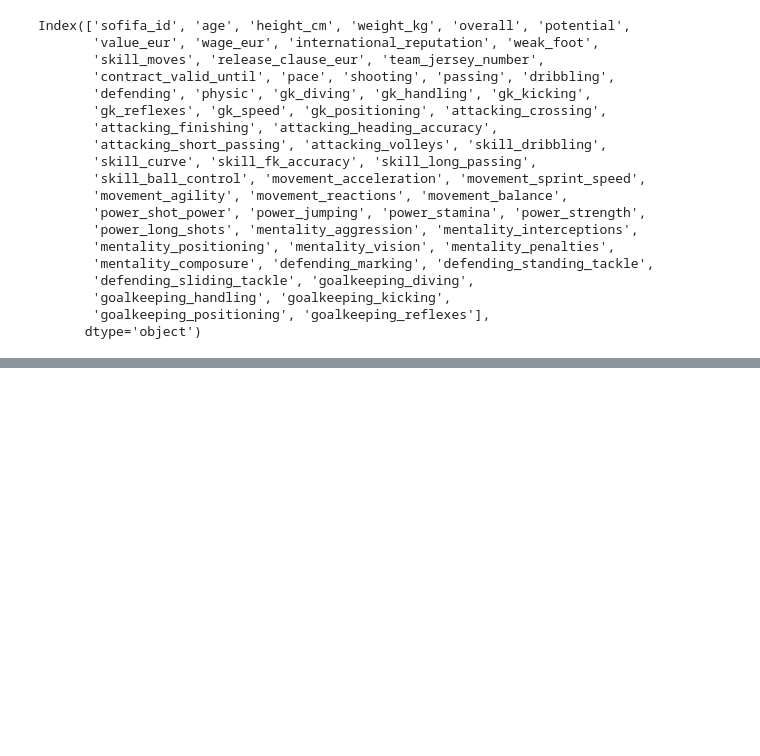
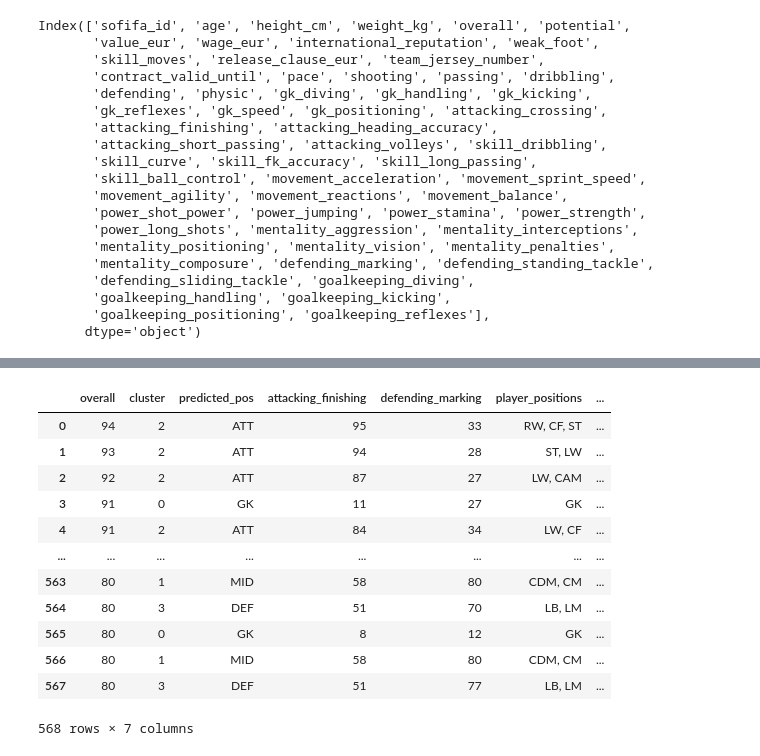
Before and after one commit to Patrik47/oznal, a Jupyter notebook: fifa_20_players.ipynb, the cells around one changed output, grey strips where cells are left out. Cells and saved outputs as stored; diff of their text form; code cells hidden in the pictures; blank space fills up the shorter version.

```diff
--- a/fifa_20_players.ipynb
+++ b/fifa_20_players.ipynb
@@ -396,0 +426,3 @@ plt.show()
+# %%
+new_df.insert(1,"cluster",y_pred)
+new_df
@@ -396,0 +443,74 @@ plt.show()
+# %%
+cluster0 = -1
+cluster1 = -1
+cluster2 = -1
+cluster3 = -1
+for index, row in new_df.iterrows():
+    if row['attacking_finishing'] > 90:
+        cluster3 = row['cluster']
+    elif row['attacking_finishing'] > 30 and row['attacking_finishing'] < 45:
+        cluster1 = row['cluster']
+    elif row['defending_marking'] < 30 and row['attacking_finishing'] < 30:
+        cluster0 = row['cluster']
+    elif row['defending_marking'] >= 63 and row['defending_marking'] <= 66:
+        cluster2 = row['cluster']
+    if cluster0 != -1 and cluster1 != -1 and cluster3 != -1 and cluster2 != -1:
+        break
+# %%
+predicted_pos = []
+
+
+for index, row in new_df.iterrows():
+    if row['cluster'] == 0:
+        if cluster0 == 0:
+            predicted_pos.append('GK')
+        elif cluster1 == 0:
+            predicted_pos.append('DEF')
+        elif cluster2 == 0:
+            predicted_pos.append('MID')
+        elif cluster3 == 0:
+            predicted_pos.append('ATT')
+    elif row['cluster'] == 1:
+        if cluster0 == 1:
+            predicted_pos.append('GK')
+        elif cluster1 == 1:
+            predicted_pos.append('DEF')
+        elif cluster2 == 1:
+            predicted_pos.append('MID')
+        elif cluster3 == 1:
+            predicted_pos.append('ATT')
+    elif row['cluster'] == 2:
+        if cluster0 == 2:
+            predicted_pos.append('GK')
+        elif cluster1 == 2:
+            predicted_pos.append('DEF')
+        elif cluster2 == 2:
+            predicted_pos.append('MID')
+        elif cluster3 == 2:
+            predicted_pos.append('ATT')
+    else:
+        if cluster0 == 3:
+            predicted_pos.append('GK')
+        elif cluster1 == 3:
+            predicted_pos.append('DEF')
+        elif cluster2 == 3:
+            predicted_pos.append('MID')
+        elif cluster3 == 3:
+            predicted_pos.append('ATT')
+
+new_df.insert(2,'predicted_pos',predicted_pos)
+new_df
+# %% [output]
+|  | overall | cluster | predicted_pos | attacking_finishing | defending_marking | player_positions | ... |
+| 0 | 94 | 2 | ATT | 95 | 33 | RW, CF, ST | ... |
+| 1 | 93 | 2 | ATT | 94 | 28 | ST, LW | ... |
+| 2 | 92 | 2 | ATT | 87 | 27 | LW, CAM | ... |
+| 3 | 91 | 0 | GK | 11 | 27 | GK | ... |
+| 4 | 91 | 2 | ATT | 84 | 34 | LW, CF | ... |
+| ... | ... | ... | ... | ... | ... | ... | ... |
+| 563 | 80 | 1 | MID | 58 | 80 | CDM, CM | ... |
+| 564 | 80 | 3 | DEF | 51 | 70 | LB, LM | ... |
+| 565 | 80 | 0 | GK | 8 | 12 | GK | ... |
+| 566 | 80 | 1 | MID | 58 | 80 | CDM, CM | ... |
+| 567 | 80 | 3 | DEF | 51 | 77 | LB, LM | ... |
+568 rows × 7 columns
```
Also changed, not shown: parts of 12 cells of this notebook.
